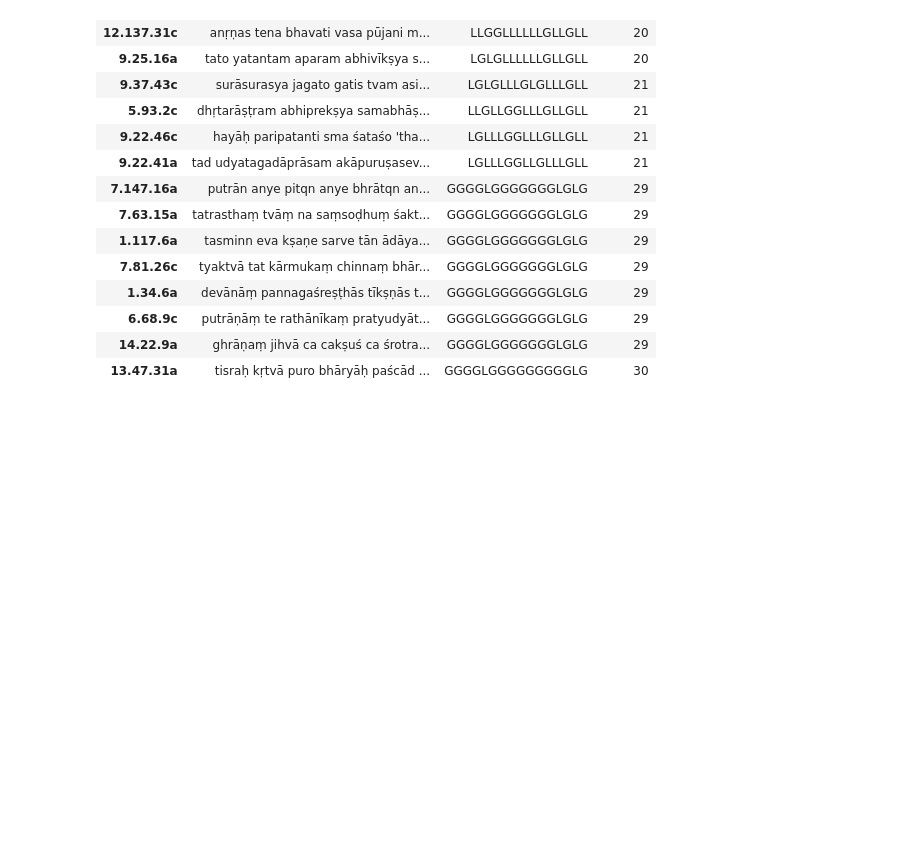
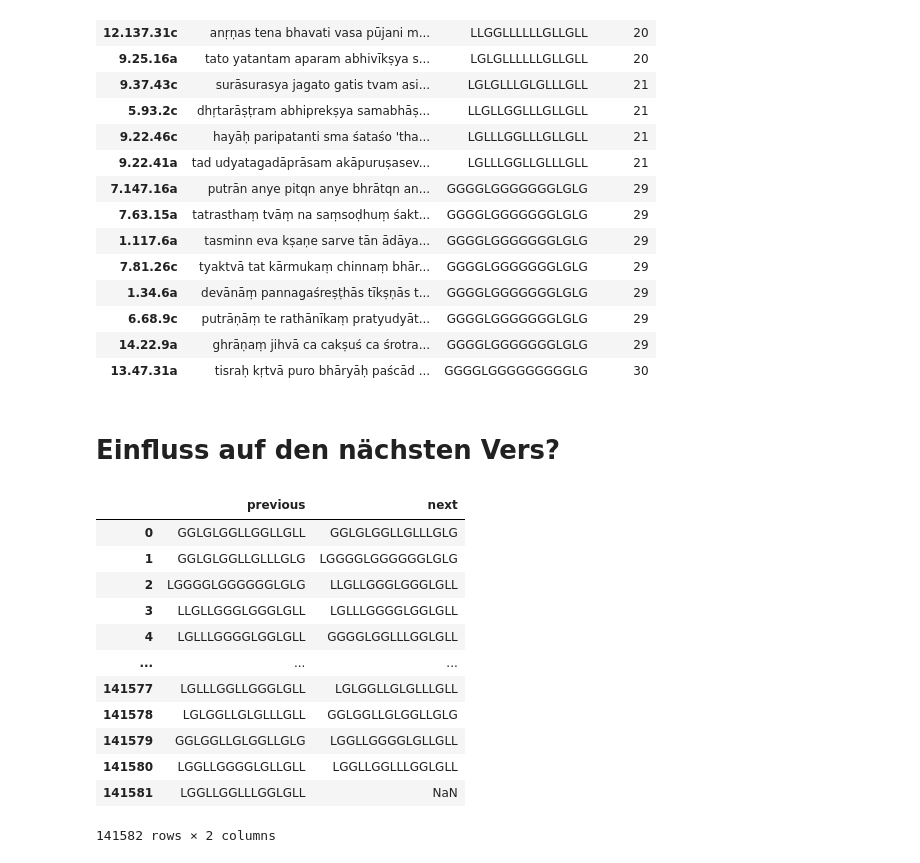
Before and after one commit to kmein/shloka, a Jupyter notebook: shloka-scansion/Shloka.ipynb, the cells around one changed output. Cells and saved outputs as stored; diff of their text form; code cells hidden in the pictures; blank space fills up the shorter version.

```diff
--- a/shloka-scansion/Shloka.ipynb
+++ b/shloka-scansion/Shloka.ipynb
@@ -889,3 +901,21 @@ shlokas.sort_values(by="Mātrās")[["Text", "Quantitäten", "Mātrās"]].iloc[np
 | 6.68.9c | putrāṇāṃ te rathānīkaṃ pratyudyāt... | GGGGLGGGGGGGLGLG | 29 |
 | 14.22.9a | ghrāṇaṃ jihvā ca cakṣuś ca śrotra... | GGGGLGGGGGGGLGLG | 29 |
 | 13.47.31a | tisraḥ kṛtvā puro bhāryāḥ paścād ... | GGGGLGGGGGGGGGLG | 30 |
+# %% [markdown]
+# Einfluss auf den nächsten Vers?
+# %%
+previous_next = pd.DataFrame([shlokas["Quantitäten"].rename("previous").reset_index(drop=True), shlokas["Quantitäten"][1:].reset_index(drop=True).rename("next")]).transpose()
+# %% [output]
+|  | previous | next |
+| 0 | GGLGLGGLLGGLLGLL | GGLGLGGLLGLLLGLG |
+| 1 | GGLGLGGLLGLLLGLG | LGGGGLGGGGGGLGLG |
+| 2 | LGGGGLGGGGGGLGLG | LLGLLGGGLGGGLGLL |
+| 3 | LLGLLGGGLGGGLGLL | LGLLLGGGGLGGLGLL |
+| 4 | LGLLLGGGGLGGLGLL | GGGGLGGLLLGGLGLL |
+| ... | ... | ... |
+| 141577 | LGLLLGGLLGGGLGLL | LGLGGLLGLGLLLGLL |
+| 141578 | LGLGGLLGLGLLLGLL | GGLGGLLGLGGLLGLG |
+| 141579 | GGLGGLLGLGGLLGLG | LGGLLGGGGLGLLGLL |
+| 141580 | LGGLLGGGGLGLLGLL | LGGLLGGLLLGGLGLL |
+| 141581 | LGGLLGGLLLGGLGLL | NaN |
+141582 rows × 2 columns
```
Also changed, not shown: parts of 5 cells of this notebook.
